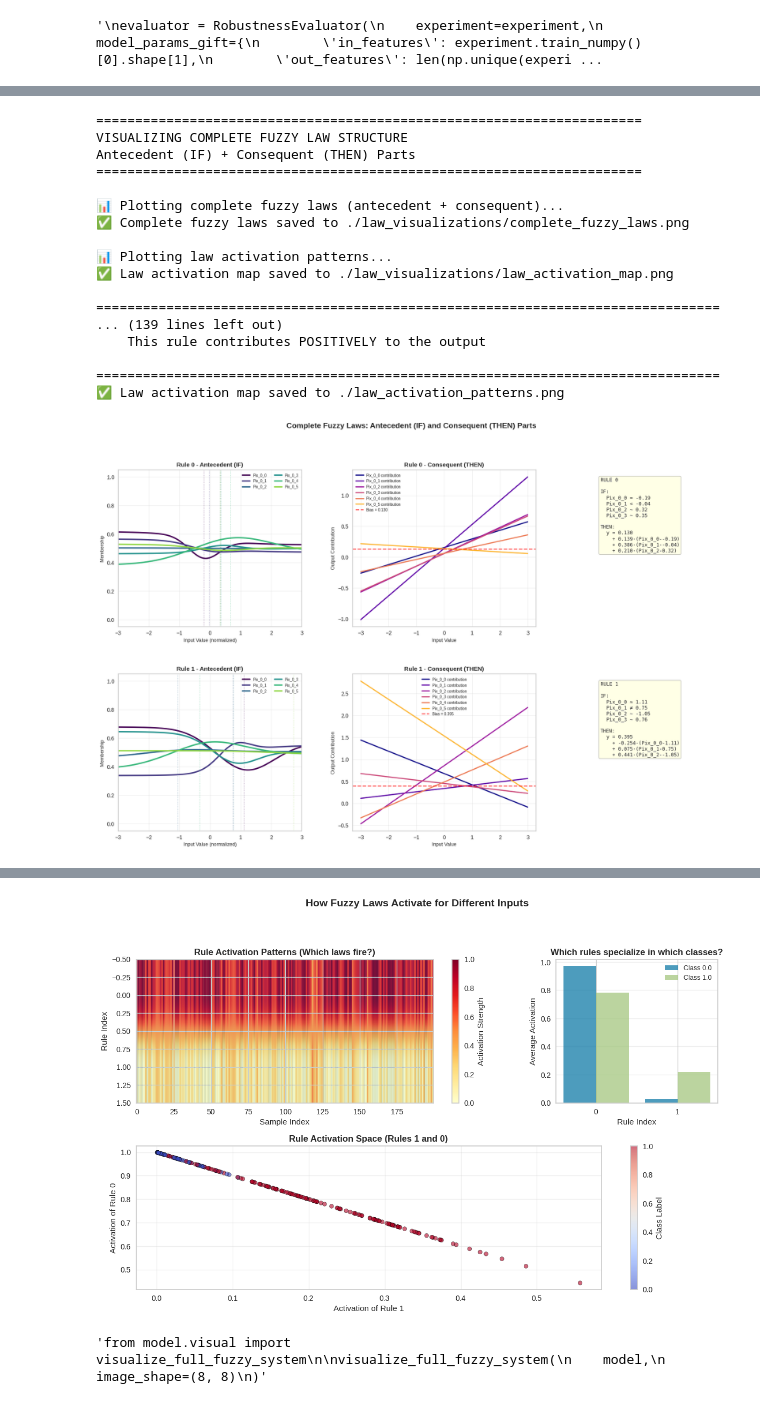
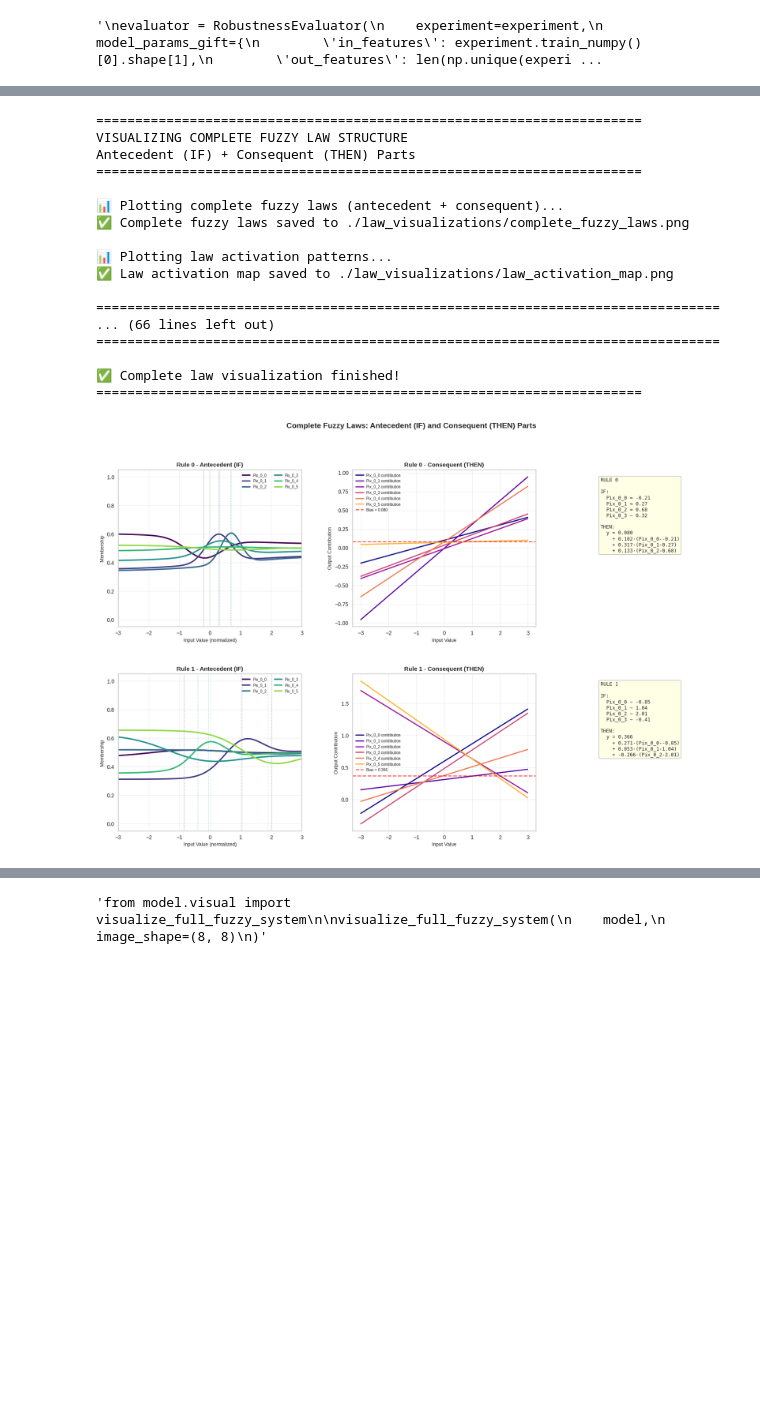
Before and after one commit to naforoutan/ReLaFIS, a Jupyter notebook: notebooks/test_class.ipynb, the cells around one changed output, grey strips where cells are left out. Cells and saved outputs as stored; diff of their text form; code cells hidden in the pictures; blank space fills up the shorter version.

```diff
--- a/notebooks/test_class.ipynb
+++ b/notebooks/test_class.ipynb
@@ -570,63 +570,35 @@ if model_type in ["gift", "gift-mamdani", "giftshift", "giftshiftentropy"]:
     # Create class names for digits 0-9
     class_names_digits = [str(i) for i in range(10)]
 
     # Option 1: Complete visualization with both antecedent and consequent
     visualize_complete_law_structure(
         model=model,
         dataloader=train_loader,  # For activation analysis
         feature_names=feature_names_digits[:12],  # Show first 12 pixels for readability
         class_names=class_names_digits,
         rule_indices=[0, 1, 2, 3],  # Show first 4 rules (adjust as needed)
         save_dir='./law_visualizations'  # Saves figures to disk
     )
 
-    # Option 2: Just plot the complete laws (antecedent + consequent)
-    plot_fuzzy_laws_complete(
-        model=model,
-        feature_names=feature_names_digits[:8],
-        class_names=class_names_digits,
-        rule_indices=[0, 1, 2],  # Plot rules 0,1,2
-        figsize=(18, 12),
-        save_path='./complete_fuzzy_laws.png'
-    )
-
-    # Option 3: Print structured human-readable rules
-    print_fuzzy_rules_structured(
-        model=model,
-        feature_names=feature_names_digits[:10],
-        class_names=class_names_digits
-    )
-
-    # Option 4: Plot law activation map (shows which laws fire for which digits)
-    plot_law_activation_map(
-        model=model,
-        dataloader=train_loader,
-        feature_names=feature_names_digits[:8],
-        class_names=class_names_digits,
-        num_samples=200,
-        figsize=(14, 8),
-        save_path='./law_activation_patterns.png'
-    )
-
 elif model_type == 'litanfis':
     X_train_np, y_train_np = experiment.train_numpy()
     plot_litanfis_mfs(model, feature_names=None)
 # %% [output]
 ======================================================================
 VISUALIZING COMPLETE FUZZY LAW STRUCTURE
 Antecedent (IF) + Consequent (THEN) Parts
 ======================================================================
 
 📊 Plotting complete fuzzy laws (antecedent + consequent)...
 ✅ Complete fuzzy laws saved to ./law_visualizations/complete_fuzzy_laws.png
 
 📊 Plotting law activation patterns...
 ✅ Law activation map saved to ./law_visualizations/law_activation_map.png
 
 ================================================================================
-... (139 lines left out)
-    This rule contributes POSITIVELY to the output
+... (66 lines left out)
+================================================================================
 
-================================================================================
-✅ Law activation map saved to ./law_activation_patterns.png
+✅ Complete law visualization finished!
+======================================================================
-[figure, old version]
+[figure, new version]
@@ -635,4 +606,3 @@ Antecedent (IF) + Consequent (THEN) Parts
-[figure, removed]
 # %%
 '''from model.visual import visualize_full_fuzzy_system
 
```
Also changed, not shown: parts of 5 cells of this notebook, 3 other files.
